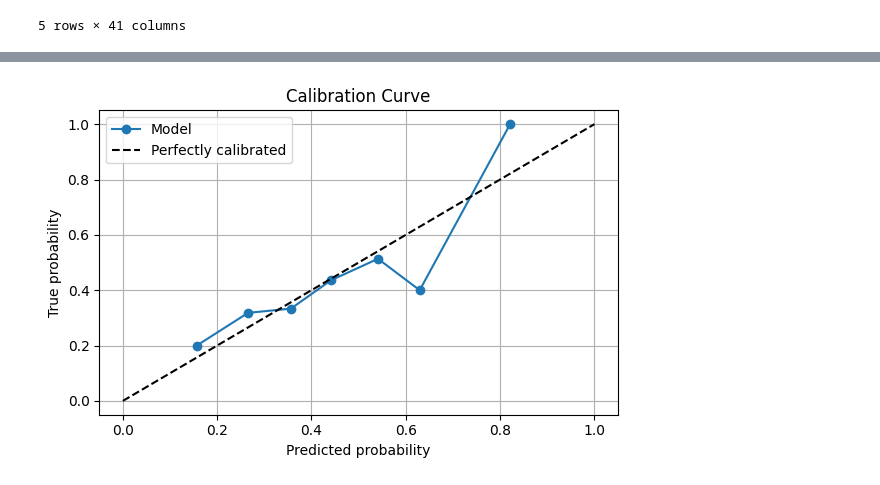
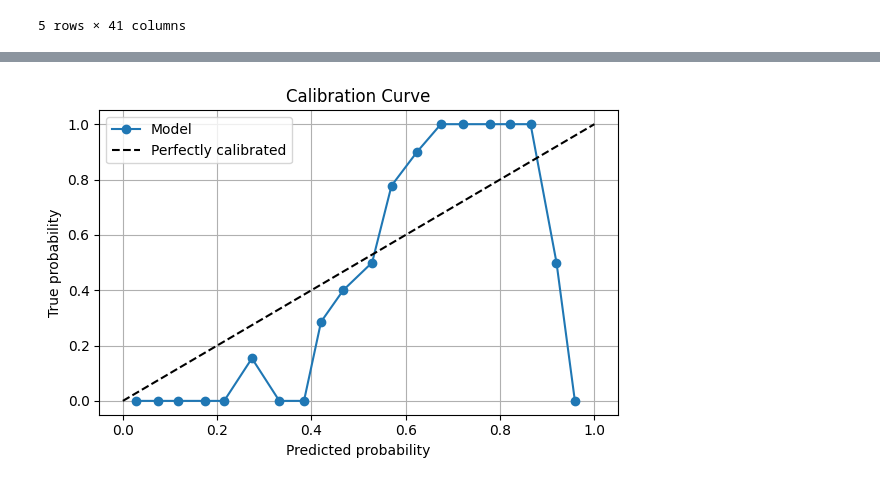
Before and after one commit to emirsglm/youtube-analysis, a Jupyter notebook: model.ipynb, the cells around one changed output, grey strips where cells are left out. Cells and saved outputs as stored; diff of their text form; code cells hidden in the pictures.

```diff
--- a/model.ipynb
+++ b/model.ipynb
@@ -91,5 +103,5 @@ log_reg_columns = ["Log Video Views Bucket",
 # %%
-df['Log Video Views Bucket 5'] = df['Log Video Views Bucket'].apply(lambda x: 1 if x == 'Bucket 3' else 0)
+df['Estimated Bucket'] = df['Log Video Views Bucket'].apply(lambda x: 1 if x == 'Bucket 5' or x == 'Bucket 4' else 0)
 df.head()
 # %% [output]
 |  | Video Views | Video Title | Channel URL | Creator Name | Creator Gender | Total Channel Subcribers | ... |
@@ -120,7 +139,7 @@ Data columns (total 10 columns):
 dtypes: float64(9), object(1)
 memory usage: 70.8+ KB
 # %%
-reg_data = df[["Log Video Views Bucket 5",
+reg_data = df[["Estimated Bucket",
  'Log Total Channel Subcribers',
  'Log Total Chanel Views',
  'Log Duration in Seconds',
@@ -152,7 +171,7 @@ Data columns (total 10 columns):
 dtypes: float64(9), int64(1)
 memory usage: 72.1 KB
 # %%
-y = reg_data["Log Video Views Bucket 5"]
+y = reg_data["Estimated Bucket"]
 X = reg_data[[
  'Log Total Channel Subcribers',
  'Log Total Chanel Views',
@@ -172,7 +191,7 @@ from sklearn.metrics import accuracy_score, confusion_matrix, classification_rep
 # X: özellik matrisi, y: hedef değişken
 X_train, X_test, y_train, y_test = train_test_split(X, y, test_size=0.2, random_state=42)
 
-model = LogisticRegression()
+model = LogisticRegression(max_iter=1000)
 model.fit(X_train, y_train)
 
 # Tahmin
@@ -277,17 +305,17 @@ plt.show()
 # %%
 from sklearn.calibration import calibration_curve
 
-prob_true, prob_pred = calibration_curve(y_test, y_prob, n_bins=10)
+prob_true, prob_pred = calibration_curve(y_test, y_prob, n_bins=20)
 
 plt.figure(figsize=(6,4))
 plt.plot(prob_pred, prob_true, marker='o', label='Model')
 plt.plot([0, 1], [0, 1], 'k--', label='Perfectly calibrated')
 plt.xlabel('Predicted probability')
 plt.ylabel('True probability')
 plt.title('Calibration Curve')
 plt.legend()
 plt.grid(True)
 plt.tight_layout()
 plt.show()
 # %% [output]
-[figure, old version]
+[figure, new version]
```
Also changed, not shown: parts of 20 cells of this notebook.
